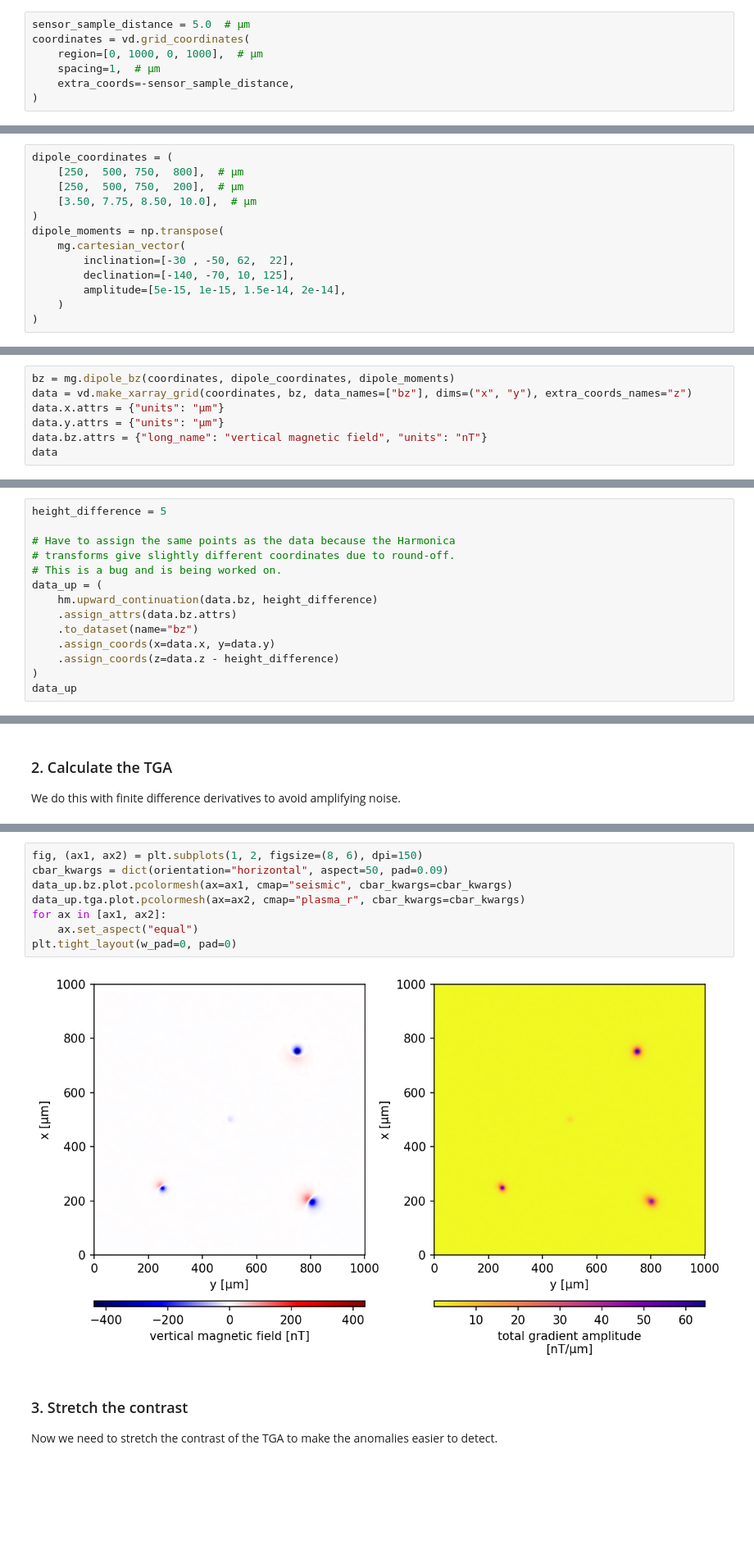
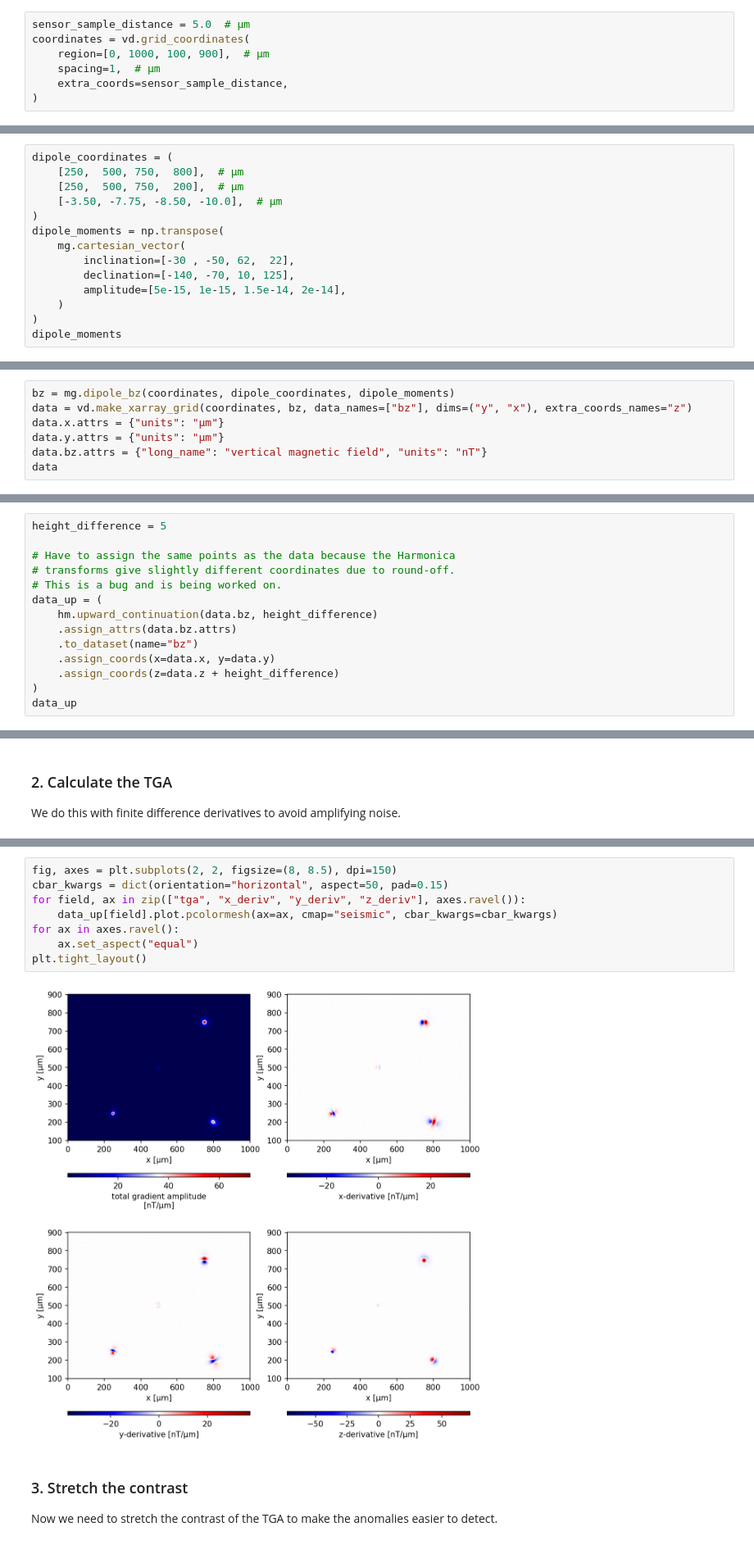
Before and after one commit to compgeolab/micromag-euler-dipole, a Jupyter notebook: code/01-simple-synthetic.ipynb, the cells around one changed output, grey strips where cells are left out. Shown at 82% size. Drawn from its saved outputs; the diff is of its cells as text; blank space fills up the shorter version.

Commit message:
Swap the coordinate system for z upward
Makes everything compatible with Fatiando and much easier to use Verde
and Harmonica without making mistakes.

```diff
--- a/code/01-simple-synthetic.ipynb
+++ b/code/01-simple-synthetic.ipynb
@@ -28,9 +28,9 @@ First, we create a regular grid of observation points.
 # %%
 sensor_sample_distance = 5.0  # µm
 coordinates = vd.grid_coordinates(
-    region=[0, 1000, 0, 1000],  # µm
+    region=[0, 1000, 100, 900],  # µm
     spacing=1,  # µm
-    extra_coords=-sensor_sample_distance,
+    extra_coords=sensor_sample_distance,
 )
 # %% [markdown]
 Now create the dipole model that will be used to generate the data.
@@ -38,7 +38,7 @@ Now create the dipole model that will be used to generate the data.
 dipole_coordinates = (
     [250,  500, 750,  800],  # µm
     [250,  500, 750,  200],  # µm
-    [3.50, 7.75, 8.50, 10.0],  # µm
+    [-3.50, -7.75, -8.50, -10.0],  # µm
 )
 dipole_moments = np.transpose(
     mg.cartesian_vector(
@@ -47,3 +47,4 @@ dipole_moments = np.transpose(
         amplitude=[5e-15, 1e-15, 1.5e-14, 2e-14],
     )
 )
+dipole_moments
@@ -51,7 +57,7 @@ dipole_moments = np.transpose(
 Calculate the $b_z$ magnetic field of the dipoles and place them into an `xarray.DataArray` for easier handling.
 # %%
 bz = mg.dipole_bz(coordinates, dipole_coordinates, dipole_moments)
-data = vd.make_xarray_grid(coordinates, bz, data_names=["bz"], dims=("x", "y"), extra_coords_names="z")
+data = vd.make_xarray_grid(coordinates, bz, data_names=["bz"], dims=("y", "x"), extra_coords_names="z")
 data.x.attrs = {"units": "µm"}
 data.y.attrs = {"units": "µm"}
 data.bz.attrs = {"long_name": "vertical magnetic field", "units": "nT"}
@@ -106,7 +112,7 @@ data_up = (
     .assign_attrs(data.bz.attrs)
     .to_dataset(name="bz")
     .assign_coords(x=data.x, y=data.y)
-    .assign_coords(z=data.z - height_difference)
+    .assign_coords(z=data.z + height_difference)
 )
 data_up
 # %% [output]
@@ -146,13 +152,13 @@ Data variables:
 # %%
-fig, (ax1, ax2) = plt.subplots(1, 2, figsize=(8, 6), dpi=150)
-cbar_kwargs = dict(orientation="horizontal", aspect=50, pad=0.09)
-data_up.bz.plot.pcolormesh(ax=ax1, cmap="seismic", cbar_kwargs=cbar_kwargs)
-data_up.tga.plot.pcolormesh(ax=ax2, cmap="plasma_r", cbar_kwargs=cbar_kwargs)
-for ax in [ax1, ax2]:
+fig, axes = plt.subplots(2, 2, figsize=(8, 8.5), dpi=150)
+cbar_kwargs = dict(orientation="horizontal", aspect=50, pad=0.15)
+for field, ax in zip(["tga", "x_deriv", "y_deriv", "z_deriv"], axes.ravel()):
+    data_up[field].plot.pcolormesh(ax=ax, cmap="seismic", cbar_kwargs=cbar_kwargs)
+for ax in axes.ravel():
     ax.set_aspect("equal")
-plt.tight_layout(w_pad=0, pad=0)
+plt.tight_layout()
 # %% [output]
-[figure, old version]
+[figure, new version]
 # %% [markdown]
 ### 3. Stretch the contrast
 
```
Also changed, not shown: parts of 19 cells of this notebook, 1 other file.
